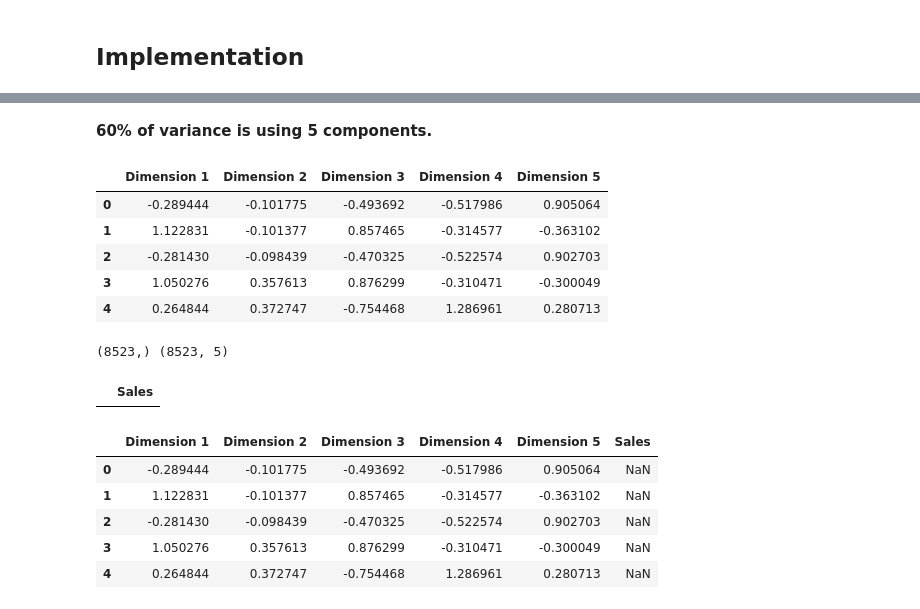
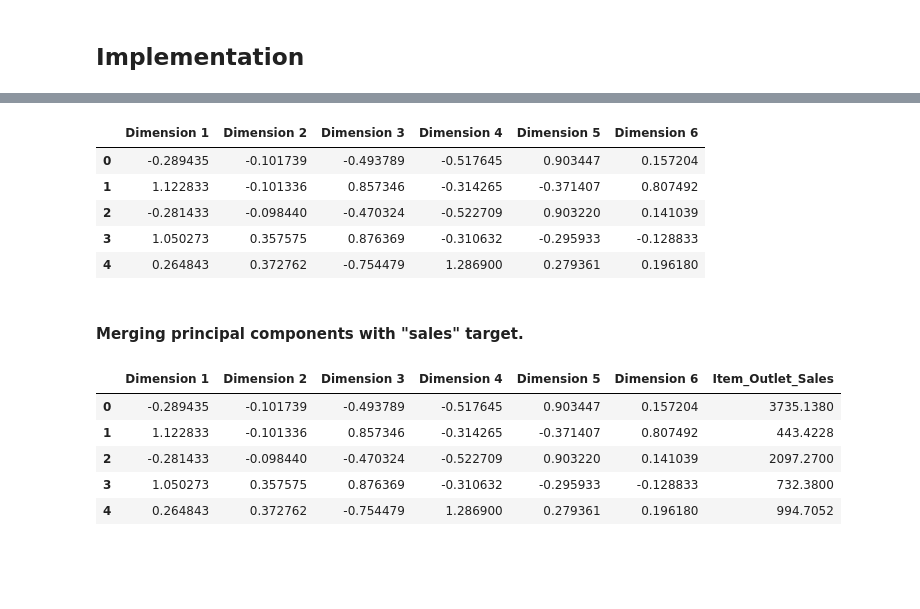
Before and after one commit to MikeHatchi/Big-Mart-Sales-III, a Jupyter notebook: Big_Mart_sales_III.ipynb, the cells around one changed output, grey strips where cells are left out. Drawn from its saved outputs; the diff is of its cells as text; code cells hidden in the pictures; blank space fills up the shorter version.

```diff
--- a/Big_Mart_sales_III.ipynb
+++ b/Big_Mart_sales_III.ipynb
@@ -253,10 +252 @@ plt.show()
 The underlying work here, is to find the compound of combinations of features that explained sales fluctuations.
-# %%
-from sklearn.decomposition import PCA
-
-for n in range(2, 6):
-    pca = PCA(n_components=n)
-    pca.fit(features_final)
-
-    # print(pca.components_)
-    print("Variance explained for {} components:".format(n), pca.explained_variance_)
@@ -273,0 +269,6 @@ ___
+# %%
+pca = PCA(n_components=6)
+pca.fit(features_final)
+
+# print(pca.components_)
+print("Variance explained components:", pca.explained_variance_)
@@ -287,31 +281,22 @@ plt.plot(range(5), np.cumsum(pca.explained_variance_ratio_))
-# %% [markdown]
-**60% of variance is using 5 components.**
 # %%
-reduced_fldata = pd.DataFrame(reduced_fl, columns =['Dimension 1','Dimension 2','Dimension 3','Dimension 4','Dimension 5'])
+reduced_fldata = pd.DataFrame(reduced_fl, columns =['Dimension 1','Dimension 2' ,'Dimension 3','Dimension 4','Dimension 5','Dimension 6']) #
 reduced_fldata.head()
 # %% [output]
-|  | Dimension 1 | Dimension 2 | Dimension 3 | Dimension 4 | Dimension 5 |
-| 0 | -0.289444 | -0.101775 | -0.493692 | -0.517986 | 0.905064 |
-| 1 | 1.122831 | -0.101377 | 0.857465 | -0.314577 | -0.363102 |
-| 2 | -0.281430 | -0.098439 | -0.470325 | -0.522574 | 0.902703 |
-| 3 | 1.050276 | 0.357613 | 0.876299 | -0.310471 | -0.300049 |
-| 4 | 0.264844 | 0.372747 | -0.754468 | 1.286961 | 0.280713 |
+|  | Dimension 1 | Dimension 2 | Dimension 3 | Dimension 4 | Dimension 5 | Dimension 6 |
+| 0 | -0.289435 | -0.101739 | -0.493789 | -0.517645 | 0.903447 | 0.157204 |
+| 1 | 1.122833 | -0.101336 | 0.857346 | -0.314265 | -0.371407 | 0.807492 |
+| 2 | -0.281433 | -0.098440 | -0.470324 | -0.522709 | 0.903220 | 0.141039 |
+| 3 | 1.050273 | 0.357575 | 0.876369 | -0.310632 | -0.295933 | -0.128833 |
+| 4 | 0.264843 | 0.372762 | -0.754479 | 1.286900 | 0.279361 | 0.196180 |
-# %%
-print(sales_raw.shape, reduced_fldata.shape)
-# %% [output]
-(8523,) (8523, 5)
-# %%
-sales_target = pd.DataFrame(sales_raw, columns =['Sales'])
-sales_target.head()
-# %% [output]
-|  | Sales |
+# %% [markdown]
+#### Merging principal components with "sales" target.
 # %%
-reducfl_sales = pd.concat([reduced_fldata, sales_target[['Sales']]], axis=1)
+reducfl_sales = pd.concat([reduced_fldata, sales_raw], axis=1)
 reducfl_sales.head()
 # %% [output]
-|  | Dimension 1 | Dimension 2 | Dimension 3 | Dimension 4 | Dimension 5 | Sales |
-| 0 | -0.289444 | -0.101775 | -0.493692 | -0.517986 | 0.905064 | NaN |
-| 1 | 1.122831 | -0.101377 | 0.857465 | -0.314577 | -0.363102 | NaN |
-| 2 | -0.281430 | -0.098439 | -0.470325 | -0.522574 | 0.902703 | NaN |
-| 3 | 1.050276 | 0.357613 | 0.876299 | -0.310471 | -0.300049 | NaN |
-| 4 | 0.264844 | 0.372747 | -0.754468 | 1.286961 | 0.280713 | NaN |
+|  | Dimension 1 | Dimension 2 | Dimension 3 | Dimension 4 | Dimension 5 | Dimension 6 | Item_Outlet_Sales |
+| 0 | -0.289435 | -0.101739 | -0.493789 | -0.517645 | 0.903447 | 0.157204 | 3735.1380 |
+| 1 | 1.122833 | -0.101336 | 0.857346 | -0.314265 | -0.371407 | 0.807492 | 443.4228 |
+| 2 | -0.281433 | -0.098440 | -0.470324 | -0.522709 | 0.903220 | 0.141039 | 2097.2700 |
+| 3 | 1.050273 | 0.357575 | 0.876369 | -0.310632 | -0.295933 | -0.128833 | 732.3800 |
+| 4 | 0.264843 | 0.372762 | -0.754479 | 1.286900 | 0.279361 | 0.196180 | 994.7052 |
```
Also changed, not shown: parts of 11 cells of this notebook.
